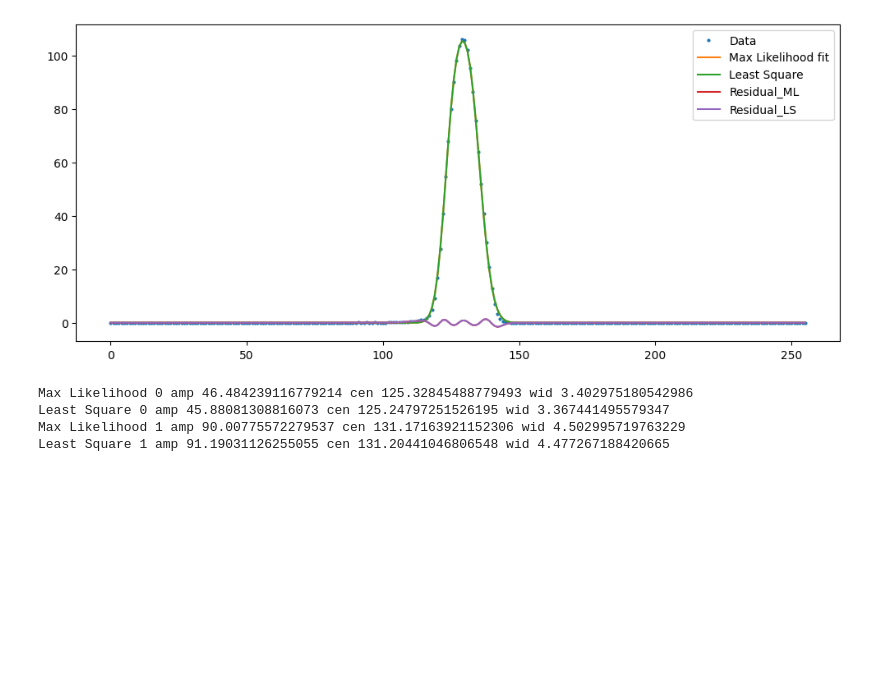
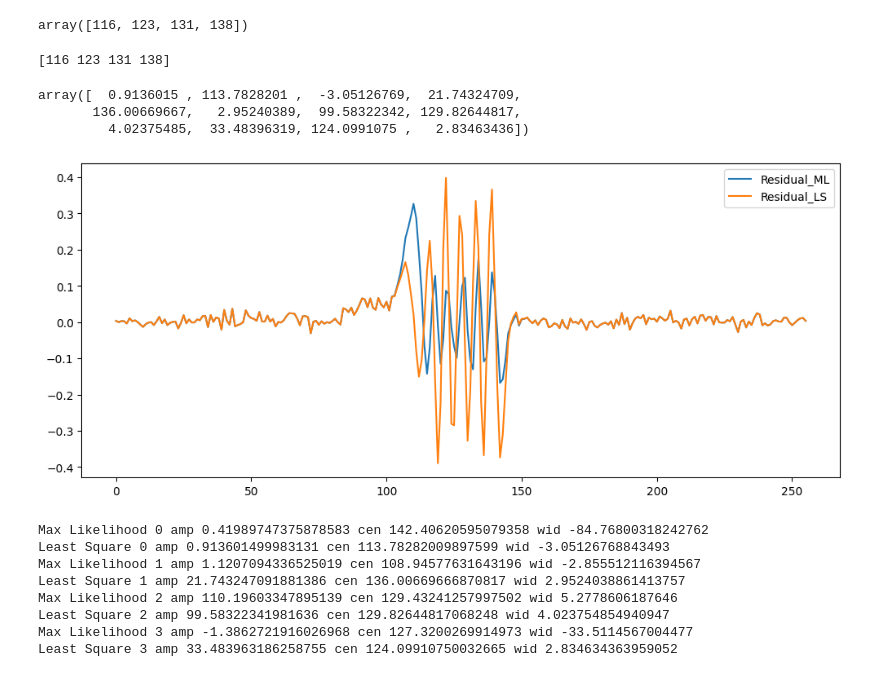
Before and after one commit to preshanth/Zeeman_modelling, a Jupyter notebook: StokesVFitting.ipynb, the cells around one changed output. Drawn from its saved outputs; the diff is of its cells as text; code cells hidden in the pictures; blank space fills up the shorter version.

```diff
--- a/StokesVFitting.ipynb
+++ b/StokesVFitting.ipynb
@@ -24,6 +24,18 @@ V = V_d[:, x, y]
 # plt.plot(spec)
 # plt.plot(V)
 # plt.imshow(I_d[128, :, :], origin='lower')
+d2spec = np.gradient(np.gradient(spec))
+d3spec = np.gradient(d2spec)
+d4spec = np.gradient(d3spec)
+peaks, info = find_peaks(d4spec, prominence=0.2)
+# peaks = []
+# for i in range(1, len(spec) - 1):
+#     if spec[i] > np.max(spec) * 0.01 and d2spec[i] < 0 and d4spec[i] > 0 and d3spec[i-1] * d3spec[i+1] < 0:
+#         # print(i, end=' ')
+#         peaks.append(i)
+peaks
+# %% [output]
+array([116, 123, 131, 138])
 # %%
 def nGauss(theta, x):
     """
@@ -58,30 +70,47 @@ def log_likelihood(theta, x, y, dy):
 def log_posterior(theta, x, y, dy):
     return 0 + log_likelihood(theta, x, y, dy)
 # %%
+# Finds initial guesses for the parameters
+# peaks, info = find_peaks(d4spec, height=0, width=0., prominence=0.2)
+print(peaks)
 # initiate an array of uniform error from the standard deviation of the baseline noise
-err = np.ones(len(spec)) * np.std(spec[0:int(peaks[0] - 2 * info['widths'][0])])
+# err = np.ones(len(spec)) * np.std(spec[0:int(peaks[0] - 2 * info['widths'][0])])
+err = np.ones(len(spec)) * 0.01
 
-# Finds initial guesses for the parameters
-peaks, info = find_peaks(spec, height=0, width=0.01 * len(spec), prominence=0.5*np.max(spec))
 guess = []
 for i in range(len(peaks)):
-    guess.append(spec[peaks[i]] * 0.5) # Amplitude
-    guess.append(peaks[i] - info['widths'][i] / 4) # Center
-    guess.append(info['widths'][i] / 2) # Width
+    # guess.append(spec[peaks[i]] * 0.5) # Amplitude
+    # guess.append(peaks[i] - info['widths'][i] / 4) # Center
+    # guess.append(info['widths'][i] / 2) # Width
 
-    guess.append(spec[peaks[i]] * 0.5) # Amplitude
-    guess.append(peaks[i] + info['widths'][i] / 4) # Center
-    guess.append(info['widths'][i] / 2) # Width
+    # guess.append(spec[peaks[i]] * 0.5) # Amplitude
+    # guess.append(peaks[i] + info['widths'][i] / 4) # Center
+    # guess.append(info['widths'][i] / 2) # Width
+    center = peaks[i]
+    amplitude = spec[center] / len(peaks)
+    width = np.sqrt(np.absolute(amplitude/d2spec[center]))
+    guess.append(amplitude) # Amplitude
+    guess.append(center) # Center
+    guess.append(width) # Width
+# %% [output]
+[116 123 131 138]
 # %%
 # Maximum Likelihood fit
 nll = lambda *args: -log_likelihood(*args)
 initial = guess
 soln = minimize(nll, initial, args=(np.arange(0, len(spec), 1.), spec, err))
 ML_fit = nGauss(soln.x, np.arange(0, len(spec), 1.))
+ML_param = soln.x
 
 #Least Square
 popt, pcov = curve_fit(nGauss_scipy, np.arange(0, len(spec), 1.), spec, p0=guess, maxfev=1000000)
 LS_fit = nGauss_scipy(np.arange(0, len(spec), 1.), *popt)
+LS_param = popt
+LS_param
+# %% [output]
+array([  0.9136015 , 113.7828201 ,  -3.05126769,  21.74324709,
+       136.00669667,   2.95240389,  99.58322342, 129.82644817,
+         4.02375485,  33.48396319, 124.0991075 ,   2.83463436])
 # %%
 # MCMC Random Walk
 ndim = len(guess)  # number of parameters in the model
@@ -89,7 +118,7 @@ nwalkers = 50  # number of MCMC walkers
 nburn = 1000  # "burn-in" period to let chains stabilize
 nsteps = 2000  # number of MCMC steps to take
 
-starting_guesses = np.tile(guess, (nwalkers, 1)) + 1e-2 * np.random.randn(nwalkers, ndim)
+starting_guesses = np.tile(guess, (nwalkers, 1)) + 1e-3 * np.random.randn(nwalkers, ndim)
 # starting_guesses = np.random.randn(nwalkers, ndim)
 
 sampler = emcee.EnsembleSampler(nwalkers, ndim, log_posterior, args=[np.arange(0, len(spec), 1.), spec, err])
@@ -101,23 +130,27 @@ theta_MAP = sample.mean(0)
 # ML_fit = nGauss(theta_MAP, np.arange(0, len(spec), 1.))
 # %%
 plt.figure(figsize=(12, 5))
-plt.plot(spec, 'o', markersize = 2, label = 'Data')
-plt.plot(ML_fit, label = 'Max Likelihood fit')
-plt.plot(LS_fit, label = 'Least Square')
+# plt.plot(spec, 'o', markersize = 2, label = 'Data')
+# plt.plot(ML_fit, label = 'Max Likelihood fit')
+# plt.plot(LS_fit, label = 'Least Square')
 plt.plot(spec - ML_fit, label = 'Residual_ML')
 plt.plot(spec - LS_fit, label = 'Residual_LS')
 plt.legend()
 plt.show()
 for i in range(0, len(guess), 3):
     # print(f"Guess{i//3}", "amp", guess[i], "cen", guess[i+1], "wid", guess[i+2])
     print(f"Max Likelihood {i//3}", "amp", theta_MAP[i], "cen", theta_MAP[i+1], "wid", theta_MAP[i+2])
     print(f"Least Square {i//3}", "amp", popt[i], "cen", popt[i+1], "wid", popt[i+2])
 # %% [output]
-[figure, old version]
+[figure, new version]
-Max Likelihood 0 amp 46.484239116779214 cen 125.32845488779493 wid 3.402975180542986
-Least Square 0 amp 45.88081308816073 cen 125.24797251526195 wid 3.367441495579347
-Max Likelihood 1 amp 90.00775572279537 cen 131.17163921152306 wid 4.502995719763229
-Least Square 1 amp 91.19031126255055 cen 131.20441046806548 wid 4.477267188420665
+Max Likelihood 0 amp 0.41989747375878583 cen 142.40620595079358 wid -84.76800318242762
+Least Square 0 amp 0.913601499983131 cen 113.78282009897599 wid -3.05126768843493
+Max Likelihood 1 amp 1.1207094336525019 cen 108.94577631643196 wid -2.855512116394567
+Least Square 1 amp 21.743247091881386 cen 136.00669666870817 wid 2.9524038861413757
+Max Likelihood 2 amp 110.19603347895139 cen 129.43241257997502 wid 5.2778606187646
+Least Square 2 amp 99.58322341981636 cen 129.82644817068248 wid 4.023754854940947
+Max Likelihood 3 amp -1.3862721916026968 cen 127.3200269914973 wid -33.5114567004477
+Least Square 3 amp 33.483963186258755 cen 124.09910750032665 wid 2.834634363959052
 # %%
 # Definition of Stokes V and Stokes V correction term (including only the beta term)
 
```
Also changed, not shown: parts of 2 cells of this notebook.
